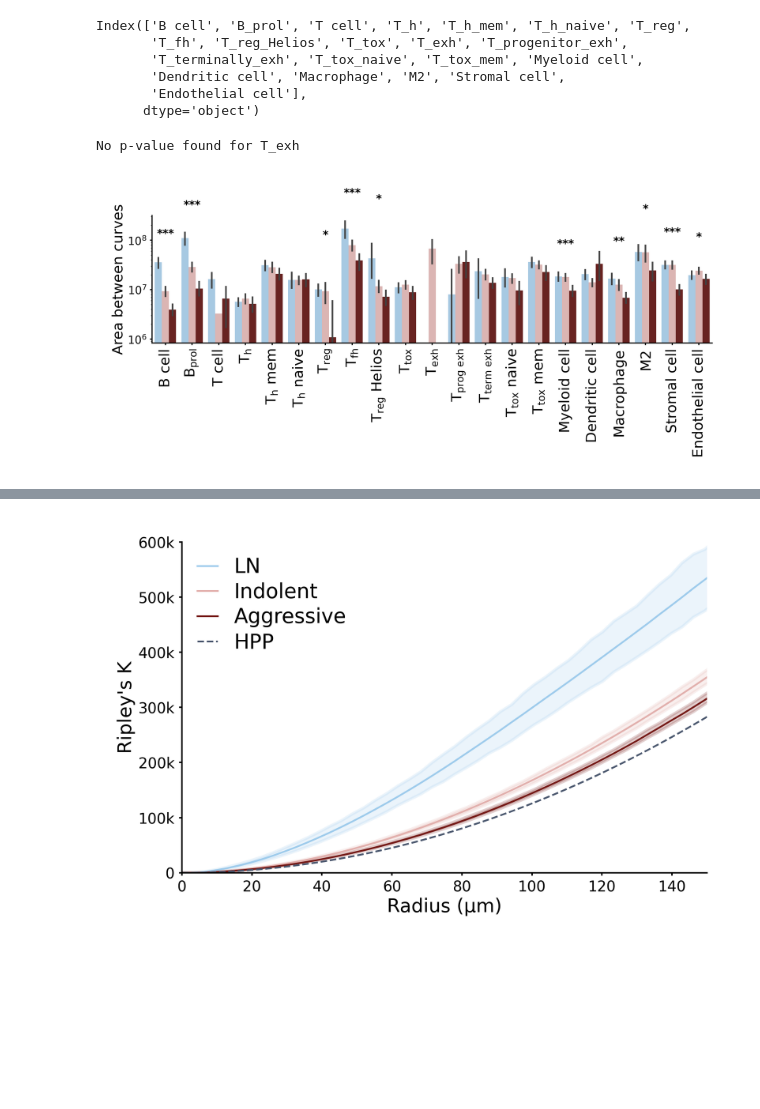
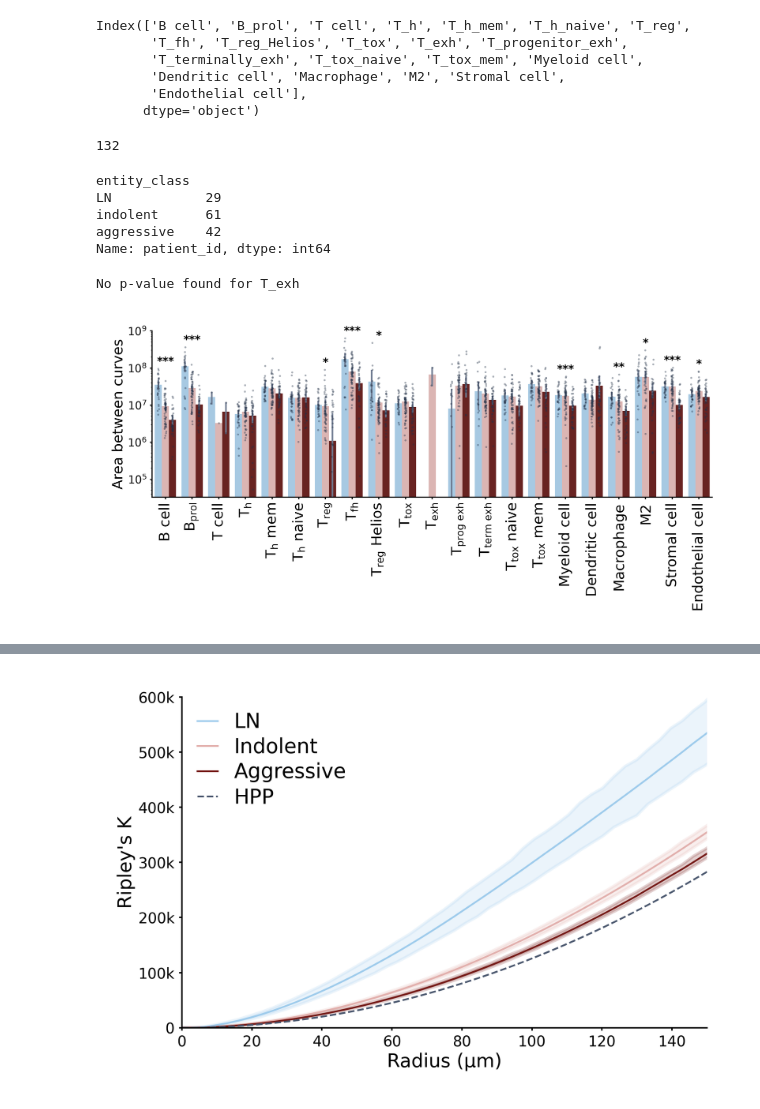
Before and after one commit to MeyerBender/spatialproteomics_bnhl, a Jupyter notebook: figures/fig_3.ipynb, the cells around one changed output, grey strips where cells are left out. Drawn from its saved outputs; the diff is of its cells as text; code cells hidden in the pictures; blank space fills up the shorter version.

Commit message:
Updated figure notebooks

```diff
--- a/figures/fig_3.ipynb
+++ b/figures/fig_3.ipynb
@@ -254,6 +254,20 @@ Index(['B cell', 'B_prol', 'T cell', 'T_h', 'T_h_mem', 'T_h_naive', 'T_reg',
        'Dendritic cell', 'Macrophage', 'M2', 'Stromal cell',
        'Endothelial cell'],
       dtype='object')
+# %%
+# overall n
+len(df_summary['patient_id'].unique())
+# %% [output]
+132
+# %%
+# n per group
+df_summary.groupby("entity_class")["patient_id"].nunique()
+# %% [output]
+entity_class
+LN            29
+indolent      61
+aggressive    42
+Name: patient_id, dtype: int64
 # %%
 formatted_dict = {
     'B cell': 'B cell',
@@ -288,6 +302,23 @@ def plot_ripleys_auc(ax):
         hue='entity_class',
         palette=entity_class_colors,
         ax=ax,
+        legend=False,
+        err_kws={'color': '#6f7b91'}
+    )
+
+    # show the data points
+    sns.stripplot(
+        data=df_summary,
+        x='cell_type',
+        y='auc',
+        hue='entity_class',
+        palette={'LN': '#243248', 'indolent': '#243248', 'aggressive': '#243248'},
+        dodge=True,      # separate points by hue (aligns with bars)
+        ax=ax,
+        size=0.9,
+        alpha=0.4,
+        jitter=True,
+        linewidth=0,
         legend=False
     )
 
@@ -319,31 +350,32 @@ def plot_ripleys_auc(ax):
                 significance = "***"
             elif p_val < 0.01:
                 significance = "**"
             elif p_val < 0.05:
                 significance = "*"
             else:
                 significance = ""
 
             # Find x position (cell type index)
             if significance:
                 ax.text(
                     idx,  # X position
                     df_summary[df_summary['cell_type'] == cell]['auc'].max() * 1.1,  # Y position (above bars)
                     significance,
                     ha='center',
                     va='bottom',
                     fontsize=5,
                     fontweight='bold',
                     color='black'
                 )
         except IndexError:
             print(f"No p-value found for {cell}")
 
 
 plt.figure(figsize=(4, 2), dpi=600)
 ax = plt.gca()
 plot_ripleys_auc(ax)
 plt.tight_layout()
+# plt.savefig('3a.svg', bbox_inches='tight', pad_inches=0)
 # %% [output]
 No p-value found for T_exh
-[figure, old version]
+[figure, new version]
```
Also changed, not shown: parts of 3 cells of this notebook, 5 other files.
